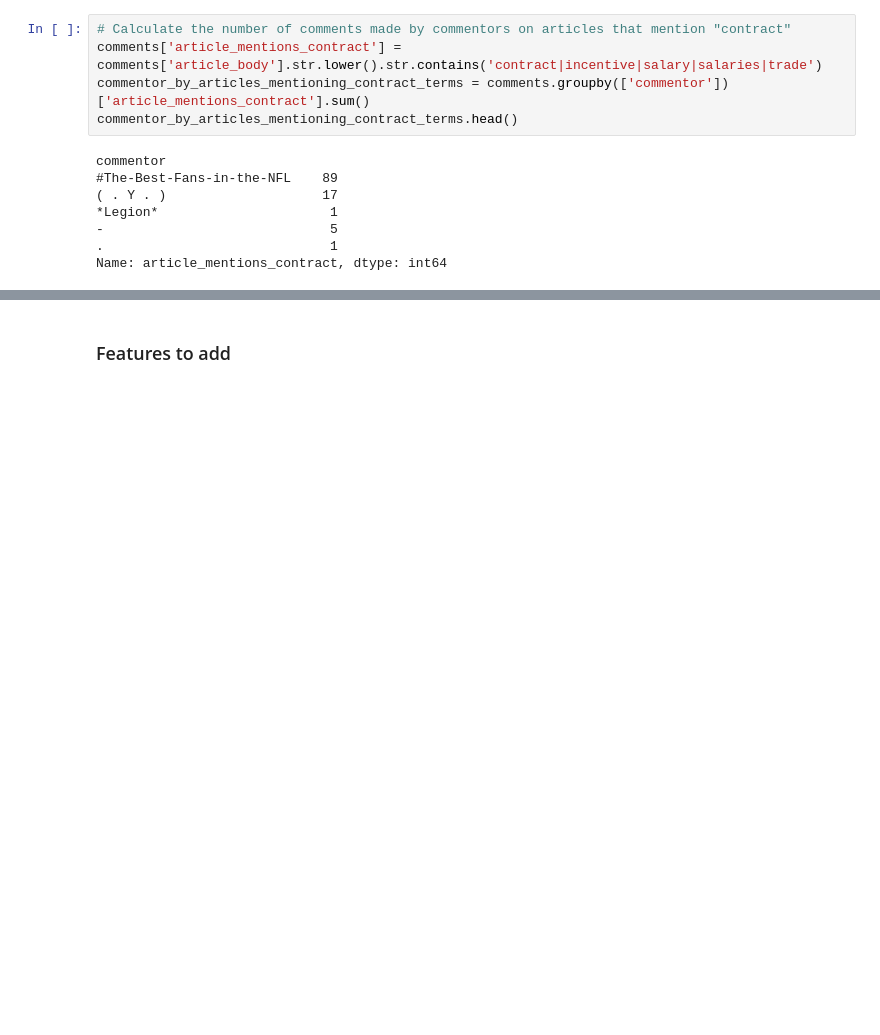
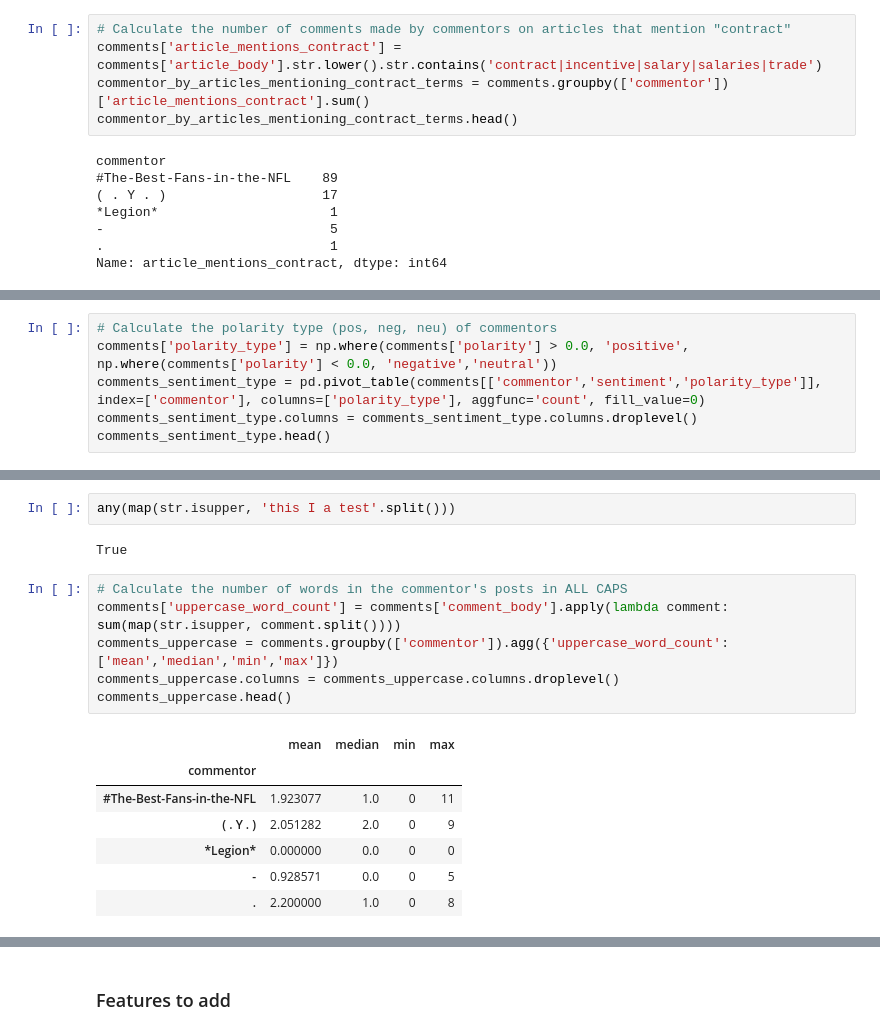
Before and after one commit to jweisman11a/pft_capstone, a Jupyter notebook: clustering/comment_yearly_feature_engineering.ipynb, the cells around one changed output, grey strips where cells are left out. Cells and saved outputs as stored; diff of their text form; blank space fills up the shorter version.

```diff
--- a/clustering/comment_yearly_feature_engineering.ipynb
+++ b/clustering/comment_yearly_feature_engineering.ipynb
@@ -348,0 +359,6 @@ Sentiment(polarity=1.0, subjectivity=0.3)
+# %%
+# Calculate the polarity type (pos, neg, neu) of commentors
+comments['polarity_type'] = np.where(comments['polarity'] > 0.0, 'positive', np.where(comments['polarity'] < 0.0, 'negative','neutral'))
+comments_sentiment_type = pd.pivot_table(comments[['commentor','sentiment','polarity_type']], index=['commentor'], columns=['polarity_type'], aggfunc='count', fill_value=0)
+comments_sentiment_type.columns = comments_sentiment_type.columns.droplevel()
+comments_sentiment_type.head()
@@ -348,0 +373,18 @@ Sentiment(polarity=1.0, subjectivity=0.3)
+# %%
+any(map(str.isupper, 'this I a test'.split()))
+# %% [output]
+True
+# %%
+# Calculate the number of words in the commentor's posts in ALL CAPS
+comments['uppercase_word_count'] = comments['comment_body'].apply(lambda comment: sum(map(str.isupper, comment.split())))
+comments_uppercase = comments.groupby(['commentor']).agg({'uppercase_word_count':['mean','median','min','max']})
+comments_uppercase.columns = comments_uppercase.columns.droplevel()
+comments_uppercase.head()
+# %% [output]
+|  | mean | median | min | max |
+| commentor |  |  |  |  |
+| #The-Best-Fans-in-the-NFL | 1.923077 | 1.0 | 0 | 11 |
+| ( . Y . ) | 2.051282 | 2.0 | 0 | 9 |
+| *Legion* | 0.000000 | 0.0 | 0 | 0 |
+| - | 0.928571 | 0.0 | 0 | 5 |
+| . | 2.200000 | 1.0 | 0 | 8 |
```
Also changed, not shown: parts of 10 cells of this notebook, 1 other file.
